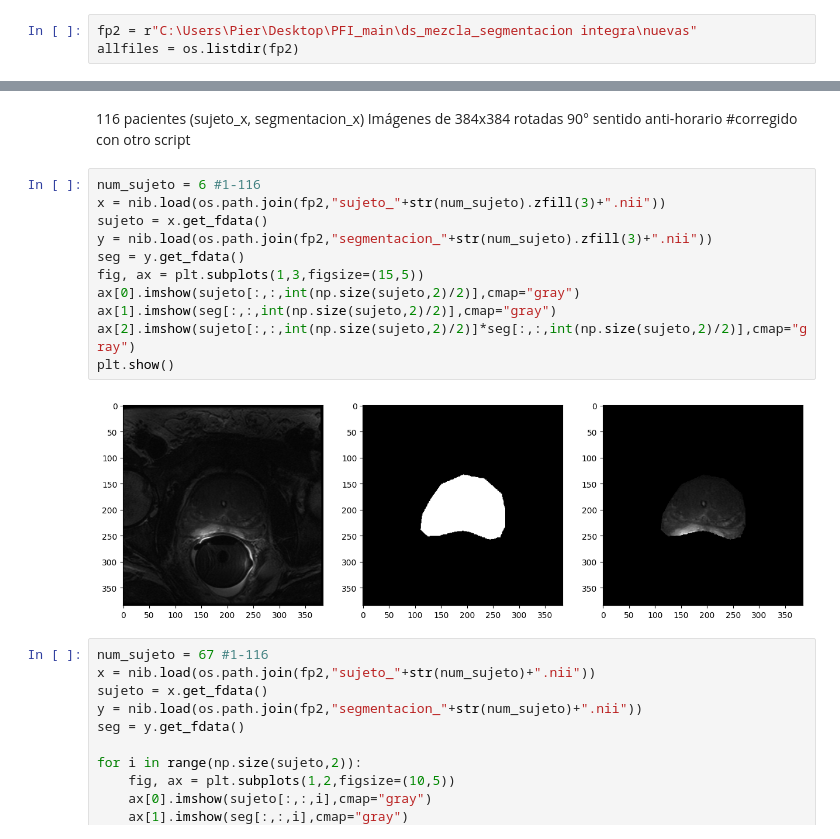
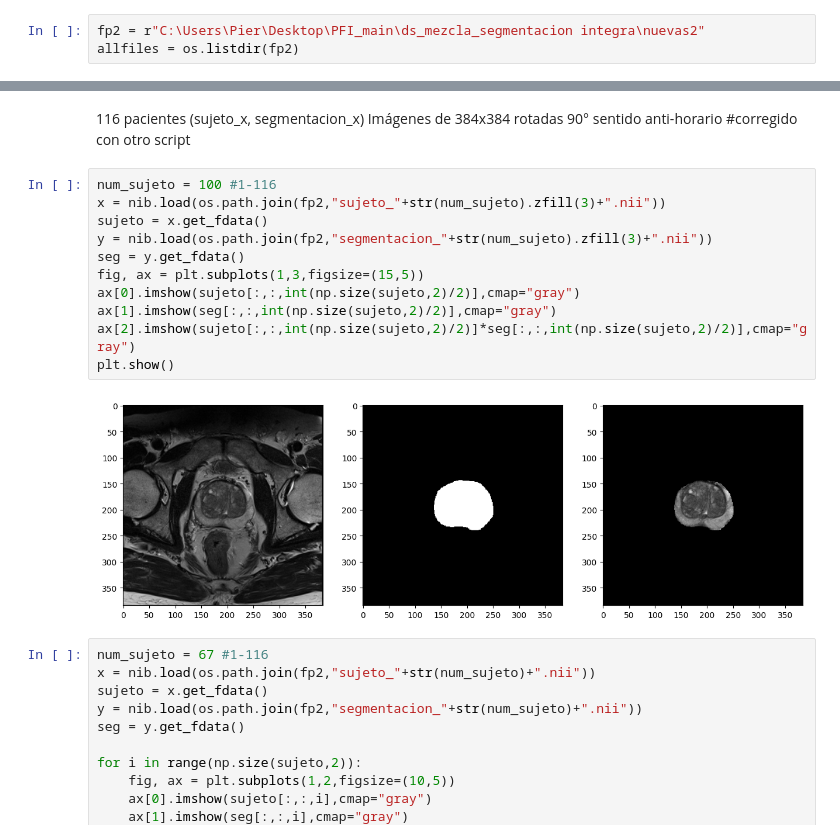
Before and after one commit to mpierangeli/PFI, a Jupyter notebook: viewer.ipynb, the cells around one changed output, grey strips where cells are left out. Drawn from its saved outputs; the diff is of its cells as text.

```diff
--- a/viewer.ipynb
+++ b/viewer.ipynb
@@ -4,7 +4,7 @@ import numpy as np
 import os
 import matplotlib.pyplot as plt
 # %%
-fp2 = r"C:\Users\Pier\Desktop\PFI_main\ds_mezcla_segmentacion integra\nuevas"
+fp2 = r"C:\Users\Pier\Desktop\PFI_main\ds_mezcla_segmentacion integra\nuevas2"
 allfiles = os.listdir(fp2)
 # %%
 slices = []
@@ -41,18 +41,18 @@ print(x.header["pixdim"][3])
 116 pacientes (sujeto_x, segmentacion_x)
 Imágenes de 384x384 rotadas 90° sentido anti-horario #corregido con otro script
 # %%
-num_sujeto = 6 #1-116
+num_sujeto = 100 #1-116
 x = nib.load(os.path.join(fp2,"sujeto_"+str(num_sujeto).zfill(3)+".nii"))
 sujeto = x.get_fdata()
 y = nib.load(os.path.join(fp2,"segmentacion_"+str(num_sujeto).zfill(3)+".nii"))
 seg = y.get_fdata()
 fig, ax = plt.subplots(1,3,figsize=(15,5))
 ax[0].imshow(sujeto[:,:,int(np.size(sujeto,2)/2)],cmap="gray")
 ax[1].imshow(seg[:,:,int(np.size(sujeto,2)/2)],cmap="gray")
 ax[2].imshow(sujeto[:,:,int(np.size(sujeto,2)/2)]*seg[:,:,int(np.size(sujeto,2)/2)],cmap="gray")
 plt.show()
 # %% [output]
-[figure, old version]
+[figure, new version]
 # %%
 num_sujeto = 67 #1-116
 x = nib.load(os.path.join(fp2,"sujeto_"+str(num_sujeto)+".nii"))
```
Also changed, not shown: parts of 3 cells of this notebook, 1 other file.
